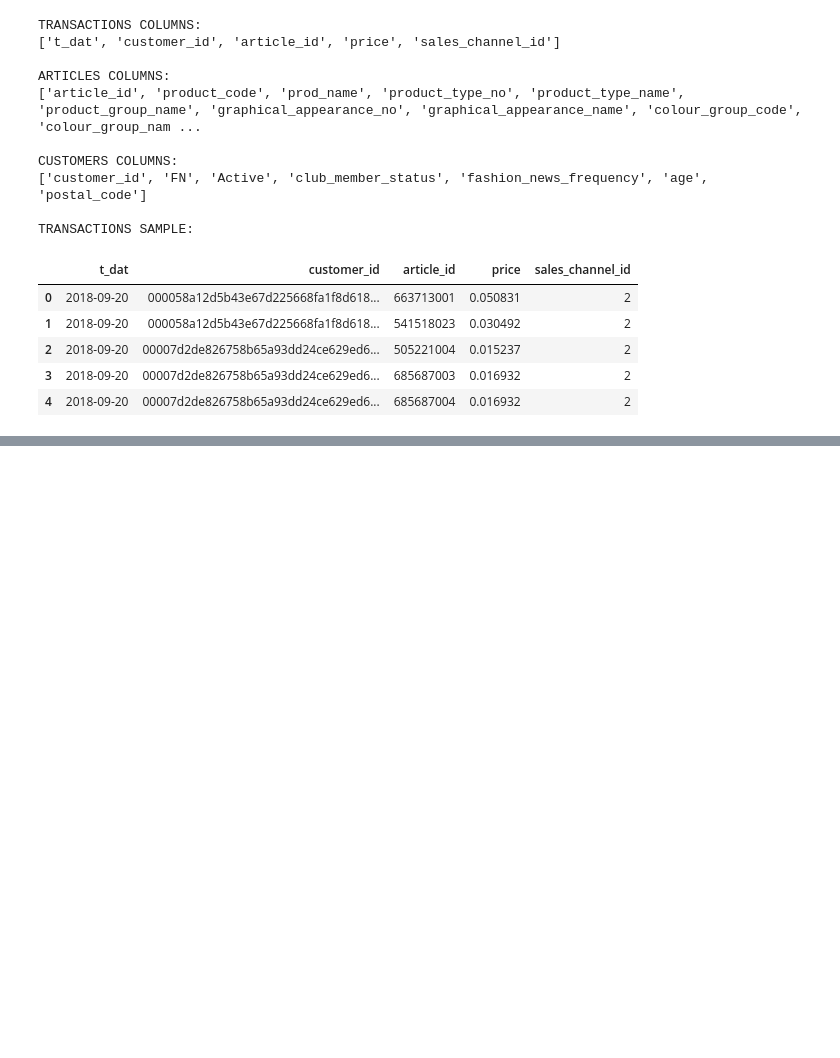
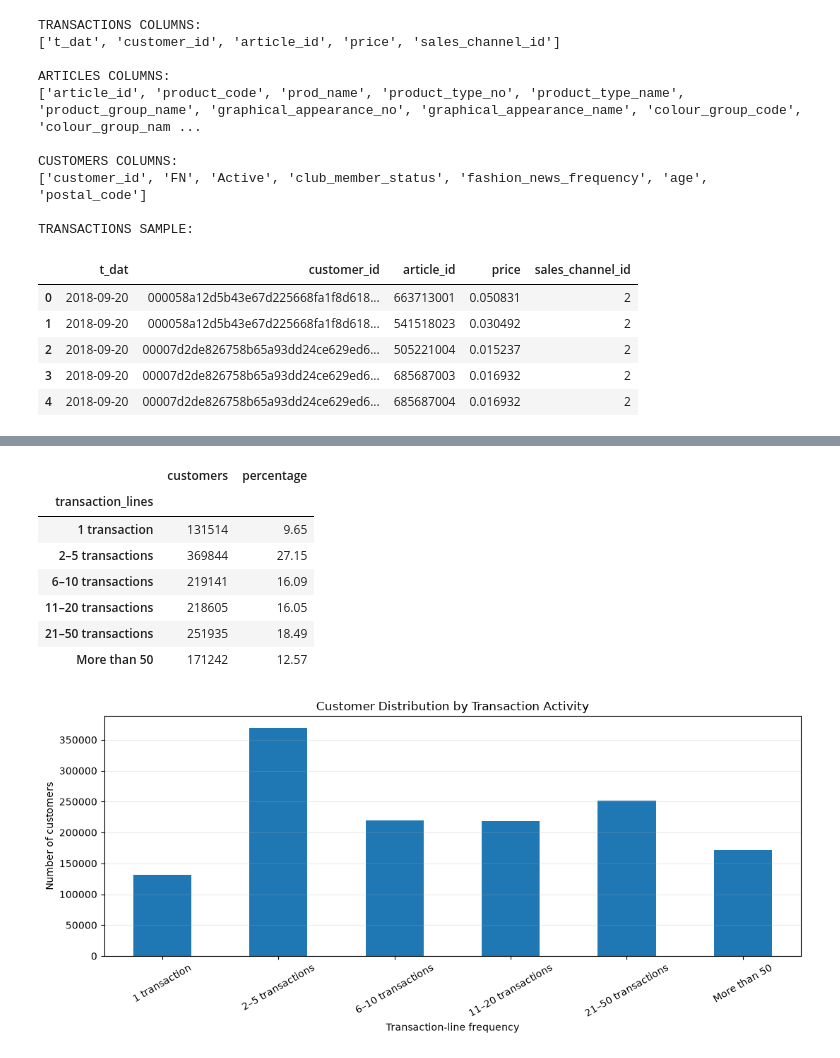
Before and after one commit to SandaruNipuna1/hm-recommendation-engine, a Jupyter notebook: notebooks/01_exploratory_data_analysis.ipynb, the cells around one changed output, grey strips where cells are left out. Cells and saved outputs as stored; diff of their text form; code cells hidden in the pictures; blank space fills up the shorter version.

```diff
--- a/notebooks/01_exploratory_data_analysis.ipynb
+++ b/notebooks/01_exploratory_data_analysis.ipynb
@@ -86,0 +651,52 @@ CUSTOMER DATA SAMPLE:
+# %%
+# Group customers by transaction-line frequency
+
+activity_groups = pd.cut(
+    customer_activity,
+    bins=[0, 1, 5, 10, 20, 50, float("inf")],
+    labels=[
+        "1 transaction",
+        "2–5 transactions",
+        "6–10 transactions",
+        "11–20 transactions",
+        "21–50 transactions",
+        "More than 50"
+    ]
+)
+
+activity_summary = (
+    activity_groups
+    .value_counts(sort=False)
+    .to_frame(name="customers")
+)
+
+activity_summary["percentage"] = (
+    activity_summary["customers"]
+    / len(customer_activity) * 100
+)
+
+display(activity_summary.round(2))
+
+# Visualize customer activity distribution
+activity_summary["customers"].plot(
+    kind="bar",
+    figsize=(11, 5)
+)
+
+plt.title("Customer Distribution by Transaction Activity")
+plt.xlabel("Transaction-line frequency")
+plt.ylabel("Number of customers")
+plt.xticks(rotation=30)
+plt.grid(axis="y", alpha=0.25)
+plt.tight_layout()
+plt.show()
+# %% [output]
+|  | customers | percentage |
+| transaction_lines |  |  |
+| 1 transaction | 131514 | 9.65 |
+| 2–5 transactions | 369844 | 27.15 |
+| 6–10 transactions | 219141 | 16.09 |
+| 11–20 transactions | 218605 | 16.05 |
+| 21–50 transactions | 251935 | 18.49 |
+| More than 50 | 171242 | 12.57 |
+[figure, added]
```
Also changed, not shown: parts of 24 cells of this notebook.
